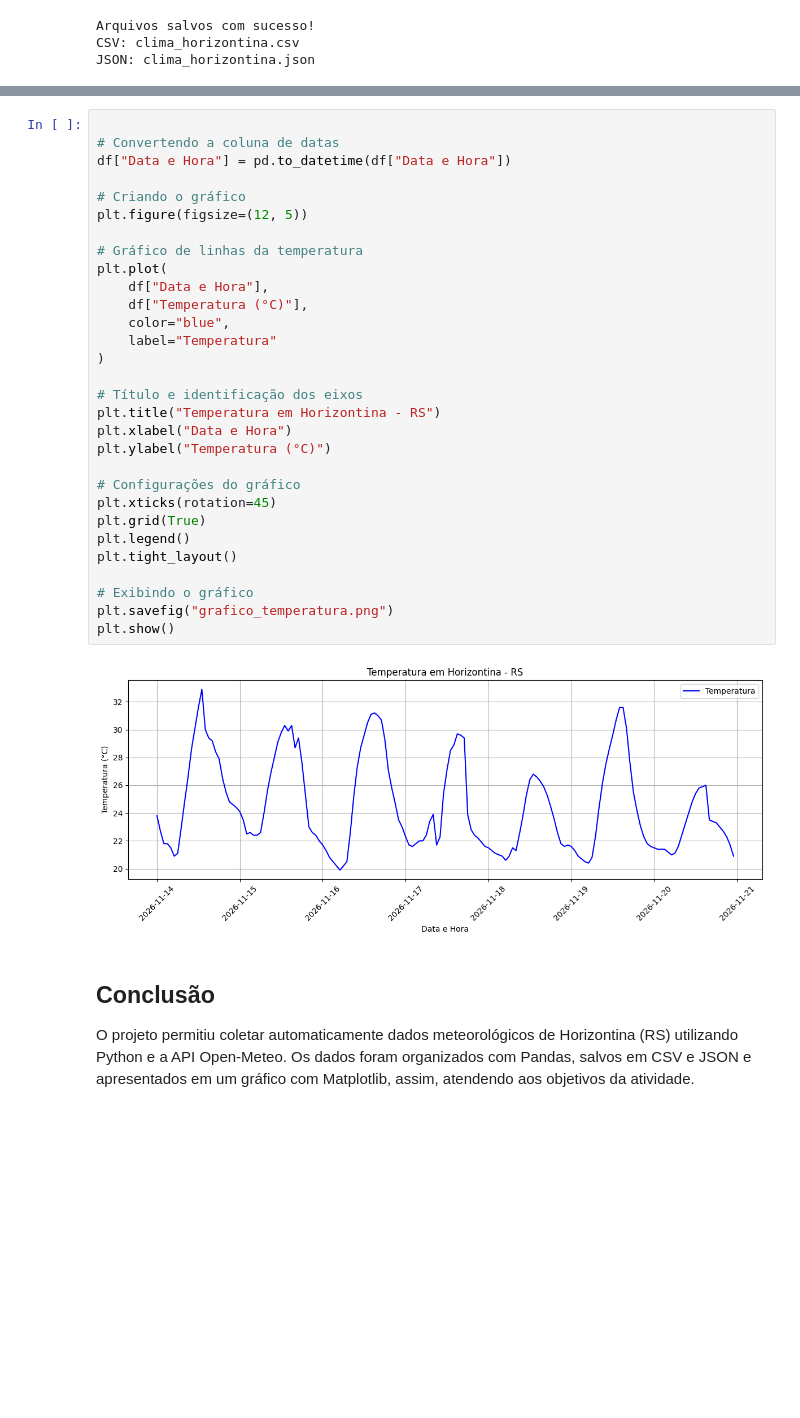
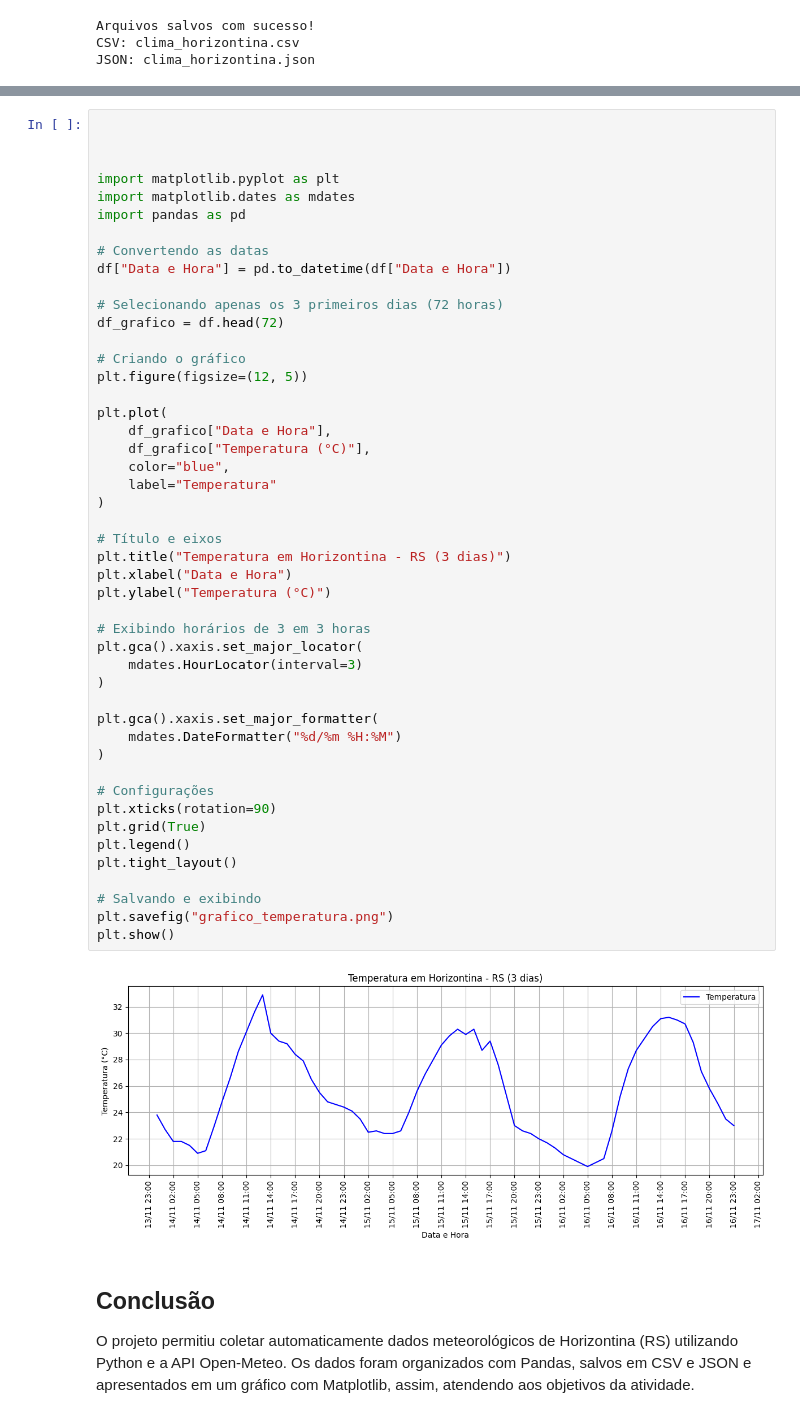
Before and after one commit to brendharosa/primeiro1, a Jupyter notebook: Projeto_Clima_Horizontina_API.ipynb, the cells around one changed output, grey strips where cells are left out. Drawn from its saved outputs; the diff is of its cells as text; blank space fills up the shorter version.

```diff
--- a/Projeto_Clima_Horizontina_API.ipynb
+++ b/Projeto_Clima_Horizontina_API.ipynb
@@ -170,36 +170,53 @@ files.download("clima_horizontina.json")
 [interactive output not drawn]
 # %%
 
-# Convertendo a coluna de datas
+
+
+import matplotlib.pyplot as plt
+import matplotlib.dates as mdates
+import pandas as pd
+
+# Convertendo as datas
 df["Data e Hora"] = pd.to_datetime(df["Data e Hora"])
+
+# Selecionando apenas os 3 primeiros dias (72 horas)
+df_grafico = df.head(72)
 
 # Criando o gráfico
 plt.figure(figsize=(12, 5))
 
-# Gráfico de linhas da temperatura
 plt.plot(
-    df["Data e Hora"],
-    df["Temperatura (°C)"],
+    df_grafico["Data e Hora"],
+    df_grafico["Temperatura (°C)"],
     color="blue",
     label="Temperatura"
 )
 
-# Título e identificação dos eixos
-plt.title("Temperatura em Horizontina - RS")
+# Título e eixos
+plt.title("Temperatura em Horizontina - RS (3 dias)")
 plt.xlabel("Data e Hora")
 plt.ylabel("Temperatura (°C)")
 
-# Configurações do gráfico
-plt.xticks(rotation=45)
+# Exibindo horários de 3 em 3 horas
+plt.gca().xaxis.set_major_locator(
+    mdates.HourLocator(interval=3)
+)
+
+plt.gca().xaxis.set_major_formatter(
+    mdates.DateFormatter("%d/%m %H:%M")
+)
+
+# Configurações
+plt.xticks(rotation=90)
 plt.grid(True)
 plt.legend()
 plt.tight_layout()
 
-# Exibindo o gráfico
+# Salvando e exibindo
 plt.savefig("grafico_temperatura.png")
 plt.show()
 # %% [output]
-[figure, old version]
+[figure, new version]
 # %% [markdown]
 ## Conclusão
 
```
